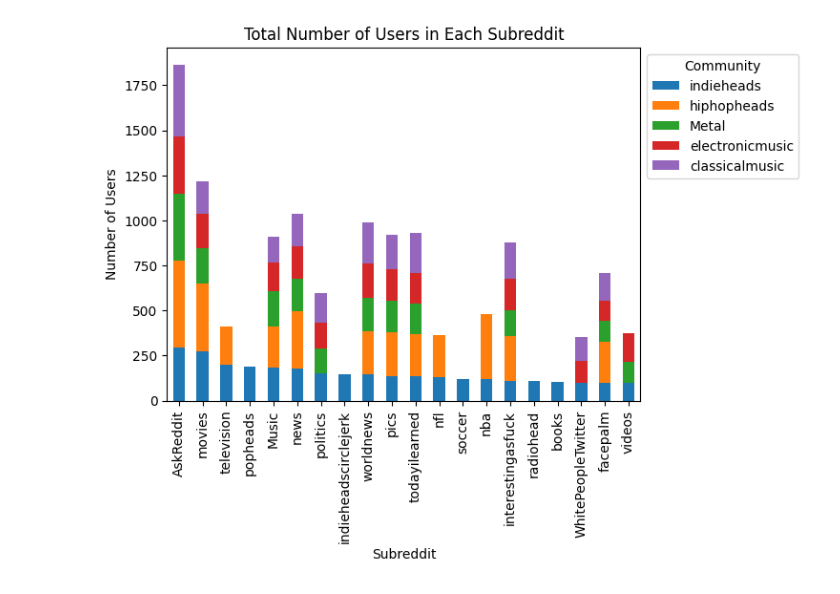
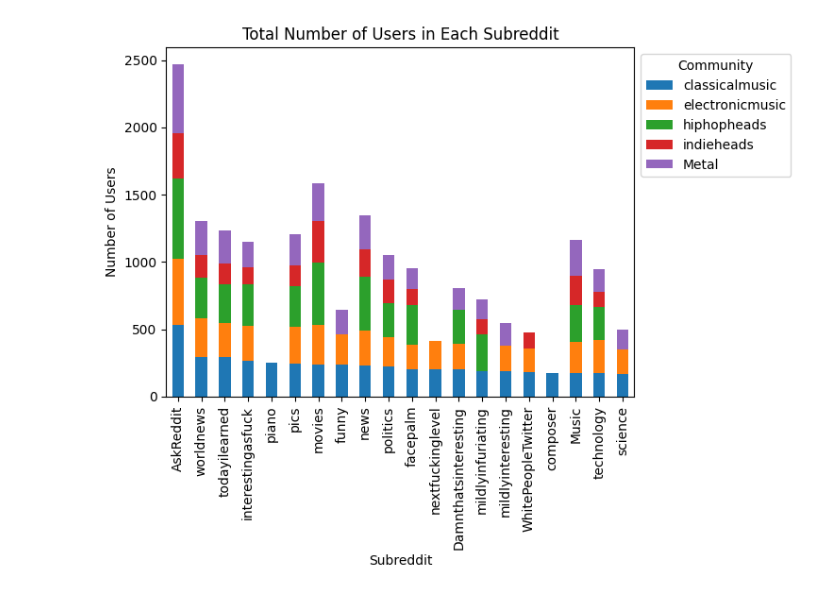
Before and after one commit to eliranshemtov/Musical-Preferences-And-Textual-Expression, a Jupyter notebook: Step3-Focus-Top-1000-Authors.ipynb, the cells around one changed output. Drawn from its saved outputs; the diff is of its cells as text; code cells hidden in the pictures.

Commit message:
Refactor, clean, filter empty posts & banned subs

```diff
--- a/Step3-Focus-Top-1000-Authors.ipynb
+++ b/Step3-Focus-Top-1000-Authors.ipynb
@@ -292,6 +370,6 @@ workbook.save('analysis/community_summary.xlsx')
 # %%
 print('Top subreddits - the number is the count of users that commented or posted at least once in a subreddit')
-xlsx_file = 'analysis/community_summary.xlsx'
+xlsx_file = 'analysis/community_summary_filtered.xlsx'
 xl = pd.ExcelFile(xlsx_file)
 max_subreddits = 10
 
@@ -318,22 +396,22 @@ Top subreddits - the number is the count of users that commented or posted at le
 # %%
-xlsx_file = 'analysis/community_summary.xlsx'
+xlsx_file = 'analysis/community_summary_filtered.xlsx'
 xl = pd.ExcelFile(xlsx_file)
 
 max_subreddits = 20
 data = pd.DataFrame()
 
 for sheet_name in xl.sheet_names:
     df = xl.parse(sheet_name)
     df.sort_values(by='Number of Users', ascending=False, inplace=True)
     top_subreddits = df.head(max_subreddits)
     data[sheet_name] = top_subreddits.set_index('Subreddit')['Number of Users']
 
 ax = data.plot(kind='bar', stacked=True)
 ax.set_xlabel('Subreddit')
 ax.set_ylabel('Number of Users')
 ax.set_title('Total Number of Users in Each Subreddit')
 ax.legend(title='Community', bbox_to_anchor=(1, 1), loc='upper left')
 
 plt.show()
 # %% [output]
-[figure, old version]
+[figure, new version]
```
Also changed, not shown: parts of 21 cells of this notebook, 2 other files.
